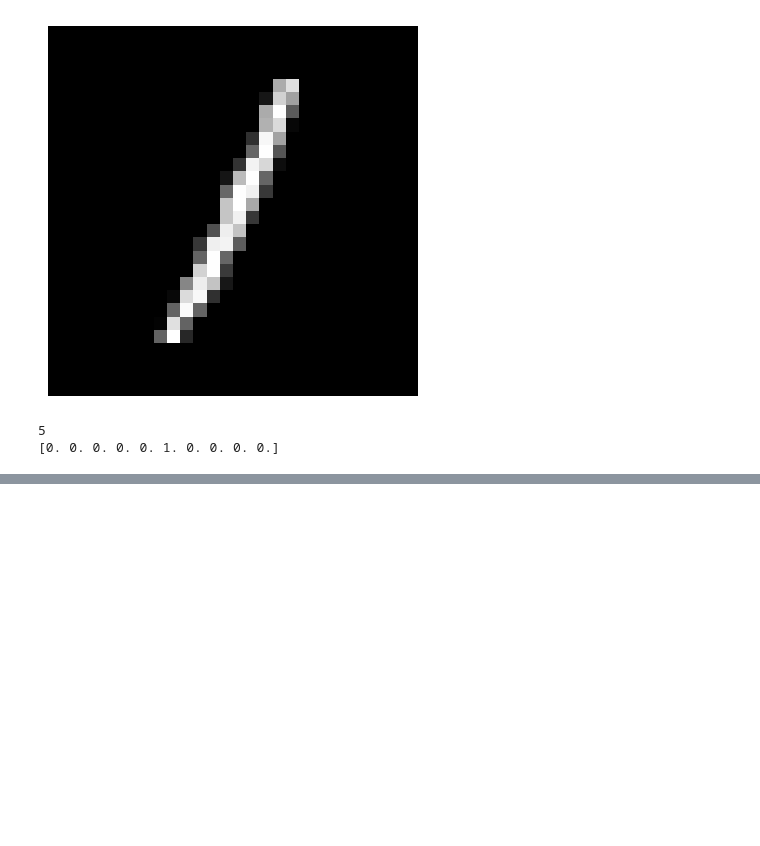
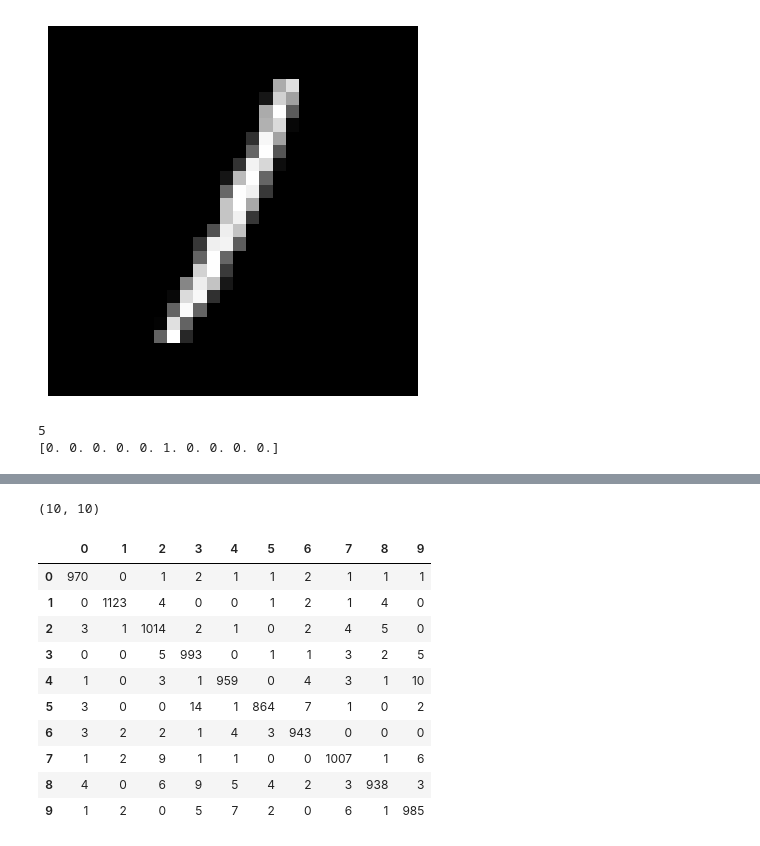
Before and after one commit to dave0629g/simpleMLP, a Jupyter notebook: Mnist.ipynb, the cells around one changed output, grey strips where cells are left out. Drawn from its saved outputs; the diff is of its cells as text; code cells hidden in the pictures; blank space fills up the shorter version.

```diff
--- a/Mnist.ipynb
+++ b/Mnist.ipynb
@@ -92,0 +130,4 @@ _________________________________________________________________
+# %%
+import numpy as np
+pre=mlp.predict(x_test_flatten_normal)
+classes_x=np.argmax(predict_x,axis=1)
@@ -92,0 +154,18 @@ _________________________________________________________________
+# %%
+a=confusion_matrix(y_test, classes_x)
+# %% [output]
+(10, 10)
+# %%
+pd.DataFrame(confusion_matrix(y_test, classes_x))
+# %% [output]
+|  | 0 | 1 | 2 | 3 | 4 | 5 | 6 | 7 | 8 | 9 |
+| 0 | 970 | 0 | 1 | 2 | 1 | 1 | 2 | 1 | 1 | 1 |
+| 1 | 0 | 1123 | 4 | 0 | 0 | 1 | 2 | 1 | 4 | 0 |
+| 2 | 3 | 1 | 1014 | 2 | 1 | 0 | 2 | 4 | 5 | 0 |
+| 3 | 0 | 0 | 5 | 993 | 0 | 1 | 1 | 3 | 2 | 5 |
+| 4 | 1 | 0 | 3 | 1 | 959 | 0 | 4 | 3 | 1 | 10 |
+| 5 | 3 | 0 | 0 | 14 | 1 | 864 | 7 | 1 | 0 | 2 |
+| 6 | 3 | 2 | 2 | 1 | 4 | 3 | 943 | 0 | 0 | 0 |
+| 7 | 1 | 2 | 9 | 1 | 1 | 0 | 0 | 1007 | 1 | 6 |
+| 8 | 4 | 0 | 6 | 9 | 5 | 4 | 2 | 3 | 938 | 3 |
+| 9 | 1 | 2 | 0 | 5 | 7 | 2 | 0 | 6 | 1 | 985 |
```
Also changed, not shown: parts of 7 cells of this notebook.
